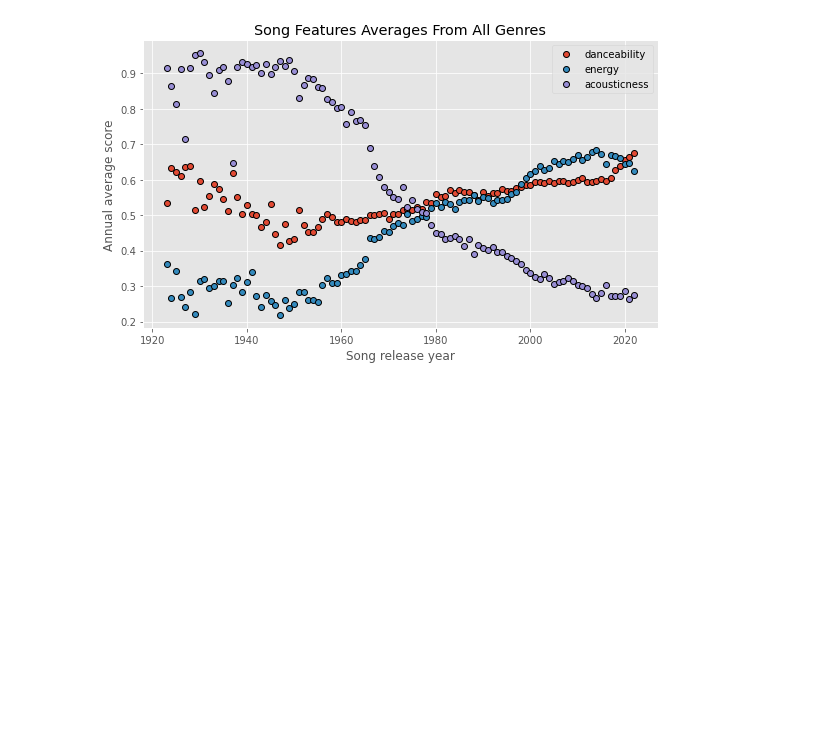
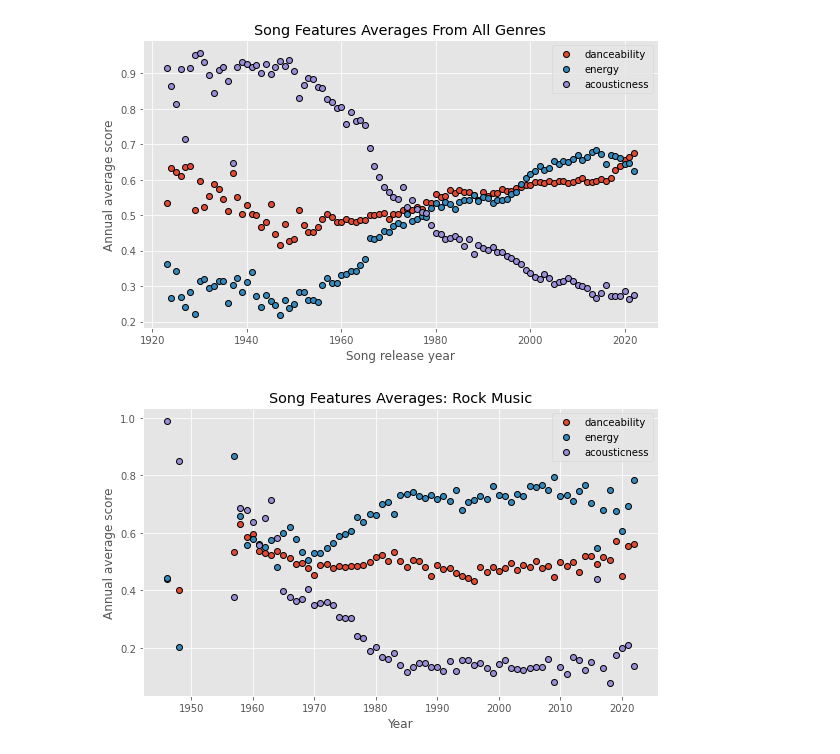
Before and after one commit to mattslatt/personal_portfolio, a Jupyter notebook: spotify/notebooks/analysis.ipynb, the cells around one changed output. Cells and saved outputs as stored; diff of their text form; code cells hidden in the pictures; blank space fills up the shorter version.

```diff
--- a/spotify/notebooks/analysis.ipynb
+++ b/spotify/notebooks/analysis.ipynb
@@ -56,5 +61,23 @@ plt.tight_layout()
 plt.savefig('/home/matt/portfolio/personal_portfolio/spotify/img/annual_avg_song_features.png')
 # %% [output]
 [figure]
+# %%
+tracks_artists = cleaned_artists.merge(cleaned_tracks, on='id_artists')
+rock_tracks = tracks_artists[tracks_artists['genres'] == 'rock']
+# %%
+rock_tracks_avg = rock_tracks.groupby('release_date').mean().reset_index()[1:]
+
+fig, ax = plt.subplots(figsize=[8,5])
+ax.plot_date(rock_tracks_avg['release_date'], rock_tracks_avg['danceability'], label='danceability', markeredgecolor='black')
+ax.plot_date(rock_tracks_avg['release_date'], rock_tracks_avg['energy'], label='energy', markeredgecolor='black')
+ax.plot_date(rock_tracks_avg['release_date'], rock_tracks_avg['acousticness'], label='acousticness', markeredgecolor='black')
+ax.legend()
+ax.set_ylabel('Annual average score')
+ax.set_xlabel('Year')
+plt.title('Song Features Averages: Rock Music')
+plt.tight_layout()
+plt.savefig('/home/matt/portfolio/personal_portfolio/spotify/img/rock_song_features.png')
+# %% [output]
+[figure, added]
 # %%
 fig, ax = plt.subplots(1,3, sharey=True, figsize=(10,5))
```
Also changed, not shown: parts of 7 cells of this notebook, 6 other files.
